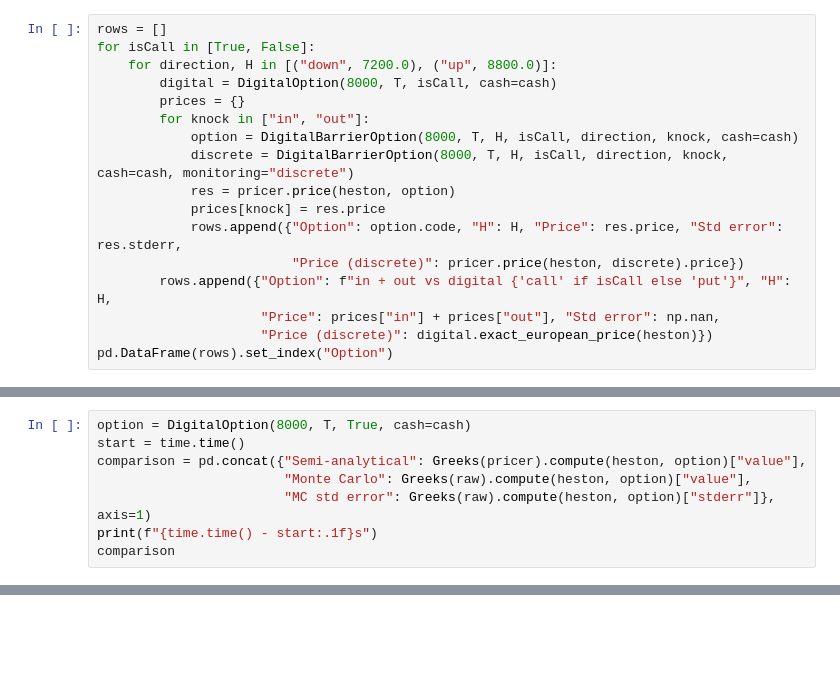
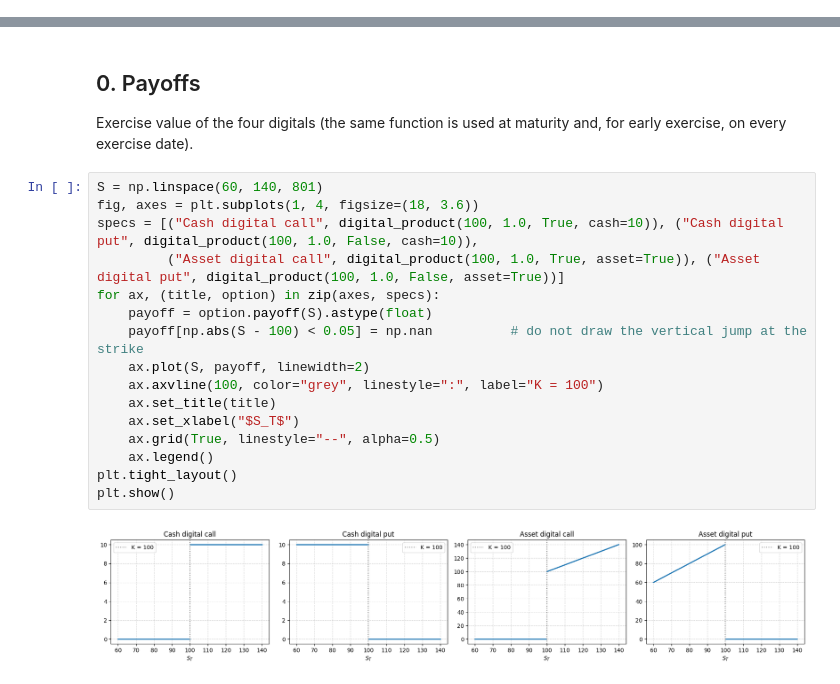
Before and after one commit to bengueddalauzonelias/portfolio, a Jupyter notebook: Produits/Digitale/digital_pricer.ipynb, the cells around one changed output, grey strips where cells are left out. Cells and saved outputs as stored; diff of their text form; blank space fills up the shorter version.

Commit message:
Digital pricer v1

```diff
--- a/Produits/Digitale/digital_pricer.ipynb
+++ b/Produits/Digitale/digital_pricer.ipynb
@@ -136,17 +0,0 @@ monitoring.
-# %%
-rows = []
-for isCall in [True, False]:
-    for direction, H in [("down", 7200.0), ("up", 8800.0)]:
-        digital = DigitalOption(8000, T, isCall, cash=cash)
-        prices = {}
-        for knock in ["in", "out"]:
-            option = DigitalBarrierOption(8000, T, H, isCall, direction, knock, cash=cash)
-            discrete = DigitalBarrierOption(8000, T, H, isCall, direction, knock, cash=cash, monitoring="discrete")
-            res = pricer.price(heston, option)
-            prices[knock] = res.price
-            rows.append({"Option": option.code, "H": H, "Price": res.price, "Std error": res.stderr,
-                         "Price (discrete)": pricer.price(heston, discrete).price})
-        rows.append({"Option": f"in + out vs digital {'call' if isCall else 'put'}", "H": H,
-                     "Price": prices["in"] + prices["out"], "Std error": np.nan,
-                     "Price (discrete)": digital.exact_european_price(heston)})
-pd.DataFrame(rows).set_index("Option")
@@ -174,8 +0,0 @@ the payoff jumps at the strike, so Gamma and Vanna are much noisier than for a v
-# %%
-option = DigitalOption(8000, T, True, cash=cash)
-start = time.time()
-comparison = pd.concat({"Semi-analytical": Greeks(pricer).compute(heston, option)["value"],
-                        "Monte Carlo": Greeks(raw).compute(heston, option)["value"],
-                        "MC std error": Greeks(raw).compute(heston, option)["stderr"]}, axis=1)
-print(f"{time.time() - start:.1f}s")
-comparison
@@ -221,0 +33,23 @@ plot_greek_profiles(profiles, vlines={"Spot": S0, "Strike": 8000, "Down barrier"
+# %% [markdown]
+## 0. Payoffs
+
+Exercise value of the four digitals (the same function is used at maturity and, for early exercise, on every
+exercise date).
+# %%
+S = np.linspace(60, 140, 801)
+fig, axes = plt.subplots(1, 4, figsize=(18, 3.6))
+specs = [("Cash digital call", digital_product(100, 1.0, True, cash=10)), ("Cash digital put", digital_product(100, 1.0, False, cash=10)),
+         ("Asset digital call", digital_product(100, 1.0, True, asset=True)), ("Asset digital put", digital_product(100, 1.0, False, asset=True))]
+for ax, (title, option) in zip(axes, specs):
+    payoff = option.payoff(S).astype(float)
+    payoff[np.abs(S - 100) < 0.05] = np.nan          # do not draw the vertical jump at the strike
+    ax.plot(S, payoff, linewidth=2)
+    ax.axvline(100, color="grey", linestyle=":", label="K = 100")
+    ax.set_title(title)
+    ax.set_xlabel("$S_T$")
+    ax.grid(True, linestyle="--", alpha=0.5)
+    ax.legend()
+plt.tight_layout()
+plt.show()
+# %% [output]
+[figure, added]
```
Also changed, not shown: parts of 42 cells of this notebook, 6 other files.
